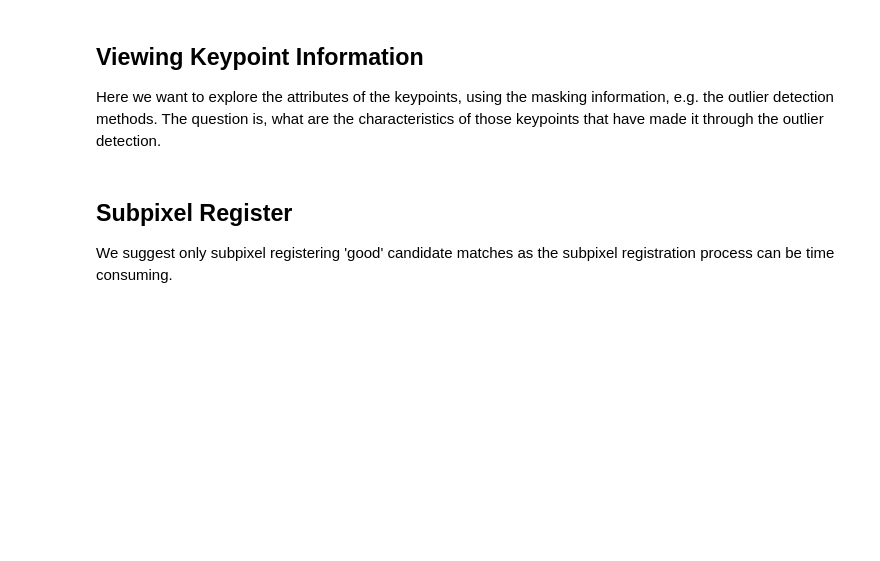
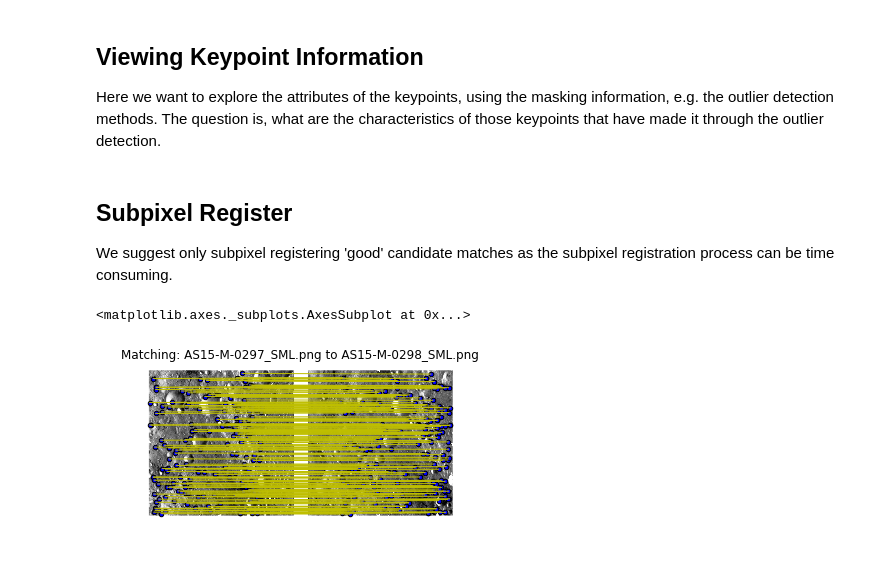
Before and after one commit to tisaconundrum2/autocnet, a Jupyter notebook: notebooks/Tutorial with Visualization.ipynb, the cells around one changed output. Drawn from its saved outputs; the diff is of its cells as text; code cells hidden in the pictures; blank space fills up the shorter version.

```diff
--- a/notebooks/Tutorial with Visualization.ipynb
+++ b/notebooks/Tutorial with Visualization.ipynb
@@ -100,2 +108,5 @@ cg.edge[0][1].compute_subpixel_offset(clean_keys=['ransac', 'symmetry', 'ratio']
 # %%
-cg.edge[0][1].plot(clean_keys=['subpixel'])
+cg.edge[0][1].plot(clean_keys=['ratio', 'symmetry', 'fundamental', 'subpixel'])
+# %% [output]
+<matplotlib.axes._subplots.AxesSubplot at 0x...>
+[figure, added]
```
Also changed, not shown: parts of 13 cells of this notebook, 9 other files.
